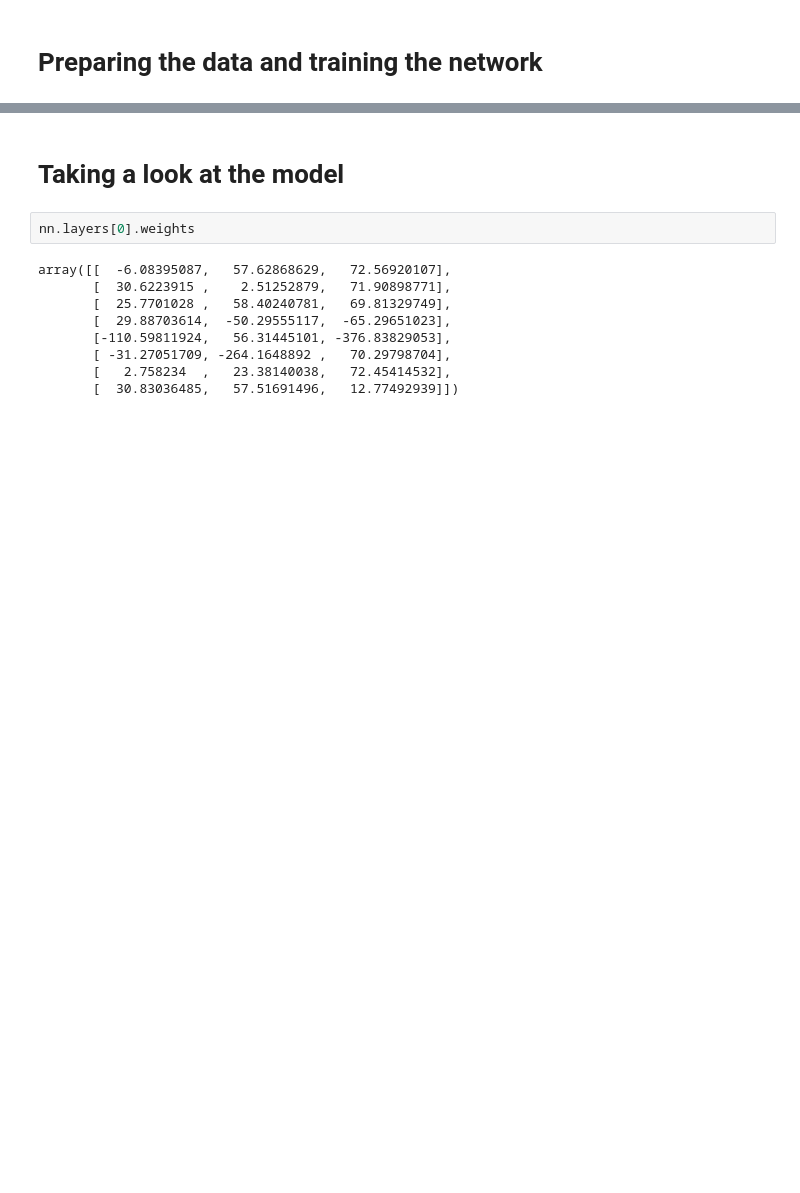
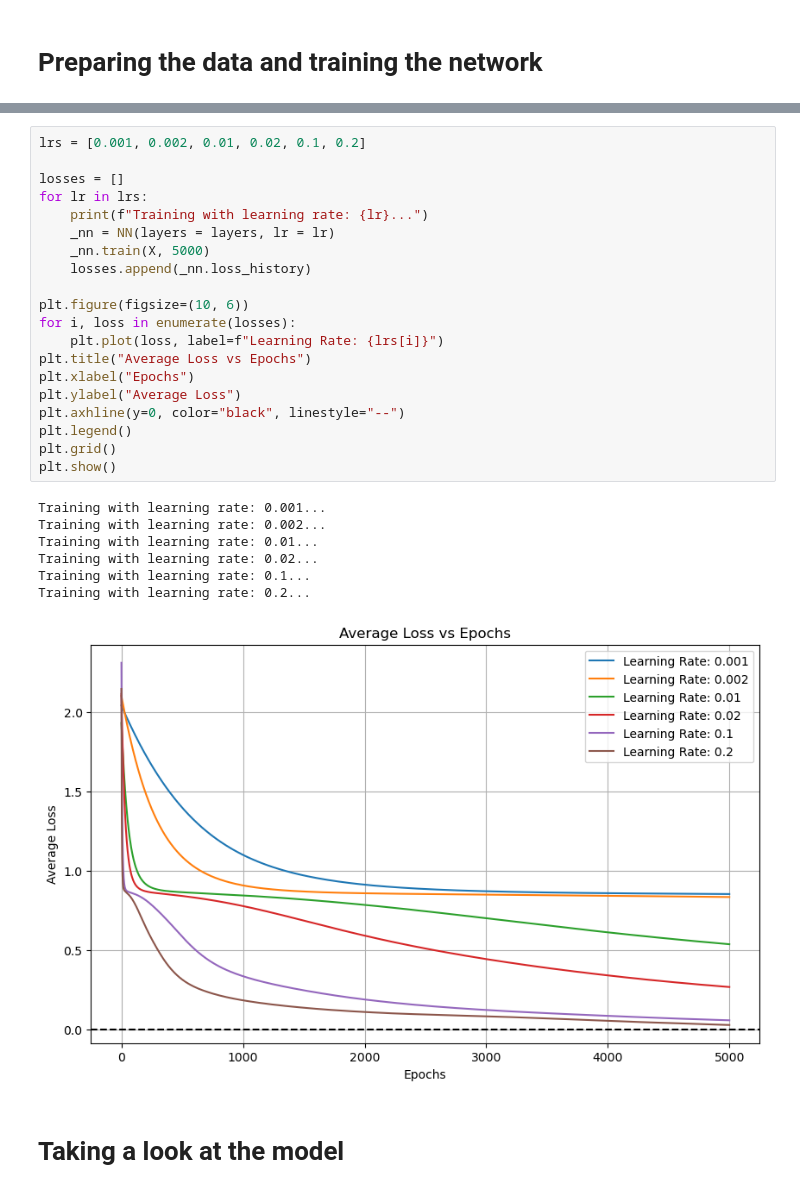
Before and after one commit to marcon21/aml_assignments, a Jupyter notebook: assignement1/assignment.ipynb, the cells around one changed output, grey strips where cells are left out. Cells and saved outputs as stored; diff of their text form; blank space fills up the shorter version.

```diff
--- a/assignement1/assignment.ipynb
+++ b/assignement1/assignment.ipynb
@@ -147,13 +223,30 @@ array([0., 0., 0., 0., 0., 0., 0., 1.])
+# %%
+lrs = [0.001, 0.002, 0.01, 0.02, 0.1, 0.2]
+
+losses = []
+for lr in lrs:
+    print(f"Training with learning rate: {lr}...")
+    _nn = NN(layers = layers, lr = lr)
+    _nn.train(X, 5000)
+    losses.append(_nn.loss_history)
+
+plt.figure(figsize=(10, 6))
+for i, loss in enumerate(losses):
+    plt.plot(loss, label=f"Learning Rate: {lrs[i]}")
+plt.title("Average Loss vs Epochs")
+plt.xlabel("Epochs")
+plt.ylabel("Average Loss")
+plt.axhline(y=0, color="black", linestyle="--")
+plt.legend()
+plt.grid()
+plt.show()
+# %% [output]
+Training with learning rate: 0.001...
+Training with learning rate: 0.002...
+Training with learning rate: 0.01...
+Training with learning rate: 0.02...
+Training with learning rate: 0.1...
+Training with learning rate: 0.2...
+[figure, added]
 # %% [markdown]
 # Taking a look at the model
-# %%
-nn.layers[0].weights
-# %% [output]
-array([[  -6.08395087,   57.62868629,   72.56920107],
-       [  30.6223915 ,    2.51252879,   71.90898771],
-       [  25.7701028 ,   58.40240781,   69.81329749],
-       [  29.88703614,  -50.29555117,  -65.29651023],
-       [-110.59811924,   56.31445101, -376.83829053],
-       [ -31.27051709, -264.1648892 ,   70.29798704],
-       [   2.758234  ,   23.38140038,   72.45414532],
-       [  30.83036485,   57.51691496,   12.77492939]])
```
Also changed, not shown: parts of 17 cells of this notebook, 4 other files.
